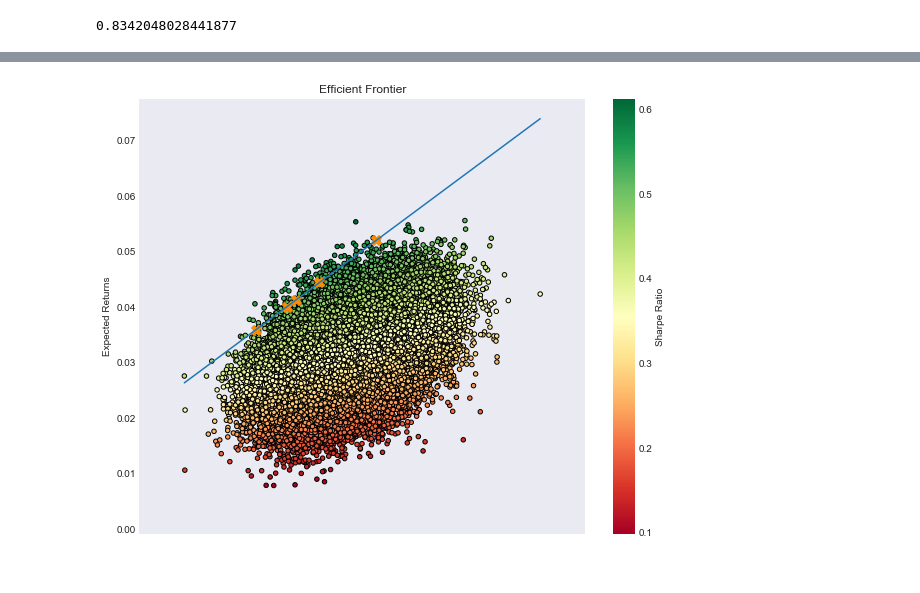
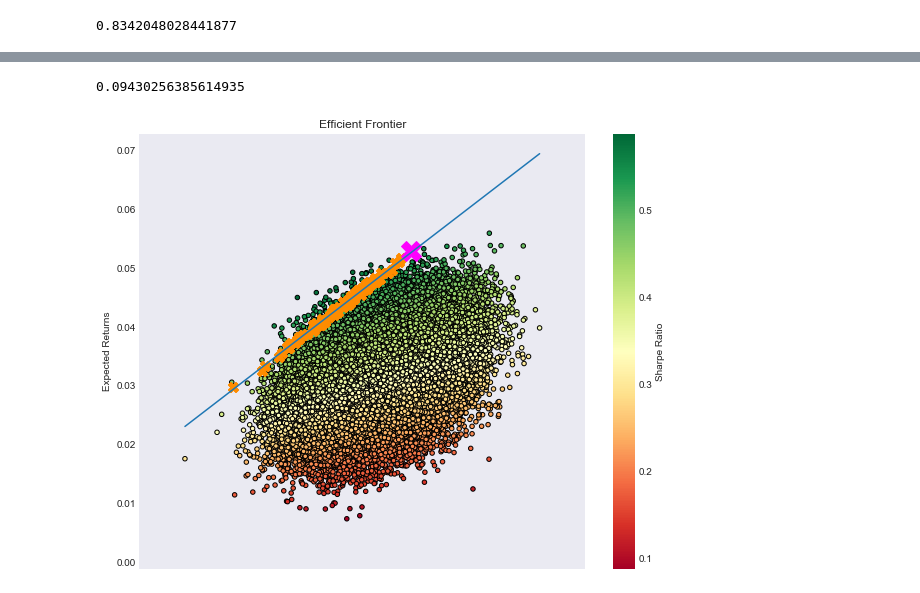
Before and after one commit to aarya22/PortfolioOpt-403, a Jupyter notebook: CAPM.ipynb, the cells around one changed output, grey strips where cells are left out. Drawn from its saved outputs; the diff is of its cells as text; code cells hidden in the pictures.

Commit message:
added plots of stuff to CAPM notebook

```diff
--- a/CAPM.ipynb
+++ b/CAPM.ipynb
@@ -247,6 +247,19 @@ sharpe = returns / volatility
 sharpe
 # %% [output]
 0.8342048028441877
+# %%
+
+# populate the empty lists with each portfolios returns,risk and weights
+for single_portfolio in range(num_portfolios):
+    weights = np.random.random(num_assets)
+    weights /= np.sum(weights)
+    returns = np.dot(weights, returns_annual)
+    volatility = np.sqrt(np.dot(weights.T, np.dot(cov_annual, weights)))
+    sharpe = returns / volatility
+    sharpe_ratio.append(sharpe)
+    port_returns.append(returns)
+    port_volatility.append(volatility)
+    index_weights.append(weights)
 # %%
 risk_free = np.mean(table['3 MO'])/100 * 4  # This can change, 3 month T-bill yield
 
@@ -278,2 +312,2 @@ plt.show()
 # %%
-best_port_idx = np.abs(df['Returns'].values - CML(df['Volatility'].values)).argsort()[:5]
+best_port_idx = np.abs(df['Returns'].values - CML(df['Volatility'].values)).argsort()[:100]
@@ -290,17 +314,28 @@ df.iloc[best_port_idx]
+# %%
+CAPM_ports = df.iloc[best_port_idx]
+max_sr_idx = CAPM_ports['Sharpe Ratio'].idxmax()
+df.iloc[max_sr_idx].Returns
+df.iloc[max_sr_idx].Volatility
+# %% [output]
+0.09430256385614935
 # %%
 # plot frontier, max sharpe & min Volatility values with a scatterplot
 plt.style.use('seaborn-dark')
 ax = df.plot.scatter(x='Volatility', y='Returns', c='Sharpe Ratio',
                 cmap='RdYlGn', edgecolors='black', figsize=(10, 8), grid=True)
 df.iloc[best_port_idx].plot.scatter(
                 x='Volatility', y='Returns', c='DarkOrange', s=100, marker='X',
                 ax=ax)
+df.iloc[best_port_idx].plot.scatter(
+                x='Volatility', y='Returns', c='DarkOrange', s=100, marker='X',
+                ax=ax)
+plt.plot(df.iloc[max_sr_idx].Volatility, df.iloc[max_sr_idx].Returns, marker = 'X', markersize=20, c='Magenta')
 x_base = np.linspace(min(df['Volatility']), max(df['Volatility']), num=100)
 plt.plot(x_base, CML(x_base))
 plt.xlabel('Volatility (Std. Deviation)')
 plt.ylabel('Expected Returns')
 plt.title('Efficient Frontier')
 plt.show()
 # %% [output]
-[figure, old version]
+[figure, new version]
 # %%
```
Also changed, not shown: parts of 8 cells of this notebook, 1 other file.
